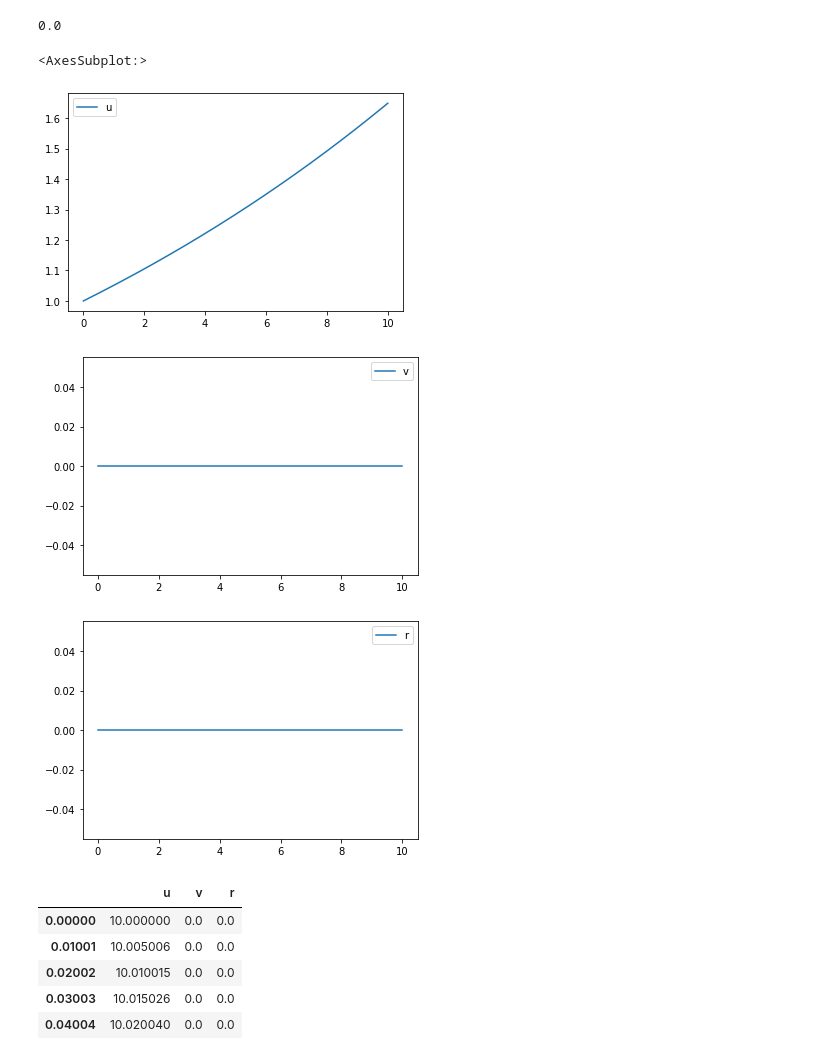
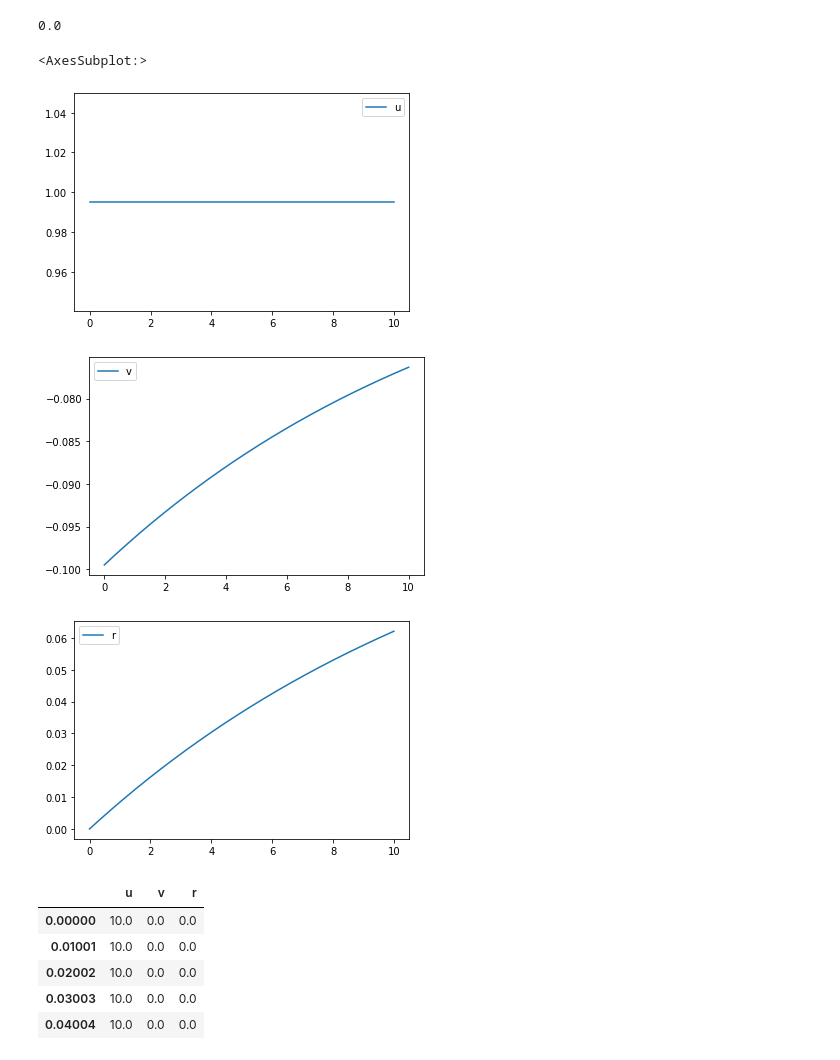
Before and after one commit to martinlarsalbert/VesselManoeuvringModels, a Jupyter notebook: notebooks/06.01_linear_VMM.ipynb, the cells around one changed output. Drawn from its saved outputs; the diff is of its cells as text; code cells hidden in the pictures.

```diff
--- a/notebooks/06.01_linear_VMM.ipynb
+++ b/notebooks/06.01_linear_VMM.ipynb
@@ -153,6 +153,7 @@ df_ship_parameters
 def calculate_prime(row, df_ship_parameters):
     return run(function=row['brix_lambda'], inputs=df_ship_parameters.loc['value'])
 
+mask = df_parameters['brix_lambda'].notnull()
 df_parameters.loc[mask,'prime'] = df_parameters.loc[mask].apply(calculate_prime, df_ship_parameters=df_ship_parameters, axis=1)
 df_parameters.loc['Ydelta','prime'] = 0.1  # Just guessing
 df_parameters.loc['Ndelta','prime'] = 0.1  # Just guessing
@@ -216,37 +217,36 @@ run(function=model.u1d_lambda, inputs=inputs)
 # %%
 t = np.linspace(0,10,1000)
 
 
 control = {
     'delta' : (0.0, 'angle'),
 }
 
 parameters = dict(df_parameters['prime'])
 
 y0 = [
     10.0,  ## u
-    0.0,  ## v
+    -1.0,  ## v
     0.0,  ## r
     #0,  ## ud1
     #0,  ## vd1
     #0,  ## rd1
 ]
 
 solution = model.simulate(y0=y0, t=t, df_parameters=df_parameters, df_ship_parameters=df_ship_parameters, control=control)
 #df_result_prime = pd.DataFrame(data=solution.y.T, columns = ['u','v','r','u1d','v1d','r1d'], index=t)
 df_result_prime = pd.DataFrame(data=solution.y.T, columns = ['u','v','r'], index=t)
 
 #df_result_prime['U'] = np.sqrt(df_result_prime['u']**2 + df_result_prime['v']**2)
 
-
 df_result_prime.plot(y='u')
 df_result_prime.plot(y='v')
 df_result_prime.plot(y='r')
 # %% [output]
 <AxesSubplot:>
-[figure, old version]
+[figure, new version]
-[figure, old version]
+[figure, new version]
-[figure, old version]
+[figure, new version]
 # %%
 inputs_prime = dict(df_ship_parameters.loc['value'])
 inputs_prime['U'] = np.sqrt(y0[0]**2 + y0[1]**2)  #Initial velocity
@@ -262,11 +259,11 @@ df_result['r']*=run(df_prime.angular_velocity['lambda'], inputs_prime)
 df_result.head()
 # %% [output]
 |  | u | v | r |
-| 0.00000 | 10.000000 | 0.0 | 0.0 |
-| 0.01001 | 10.005006 | 0.0 | 0.0 |
-| 0.02002 | 10.010015 | 0.0 | 0.0 |
-| 0.03003 | 10.015026 | 0.0 | 0.0 |
-| 0.04004 | 10.020040 | 0.0 | 0.0 |
+| 0.00000 | 10.0 | 0.0 | 0.0 |
+| 0.01001 | 10.0 | 0.0 | 0.0 |
+| 0.02002 | 10.0 | 0.0 | 0.0 |
+| 0.03003 | 10.0 | 0.0 | 0.0 |
+| 0.04004 | 10.0 | 0.0 | 0.0 |
 # %%
 df_result.plot(y='u')
 df_result.plot(y='v')
```
Also changed, not shown: parts of 3 cells of this notebook, 12 other files.
